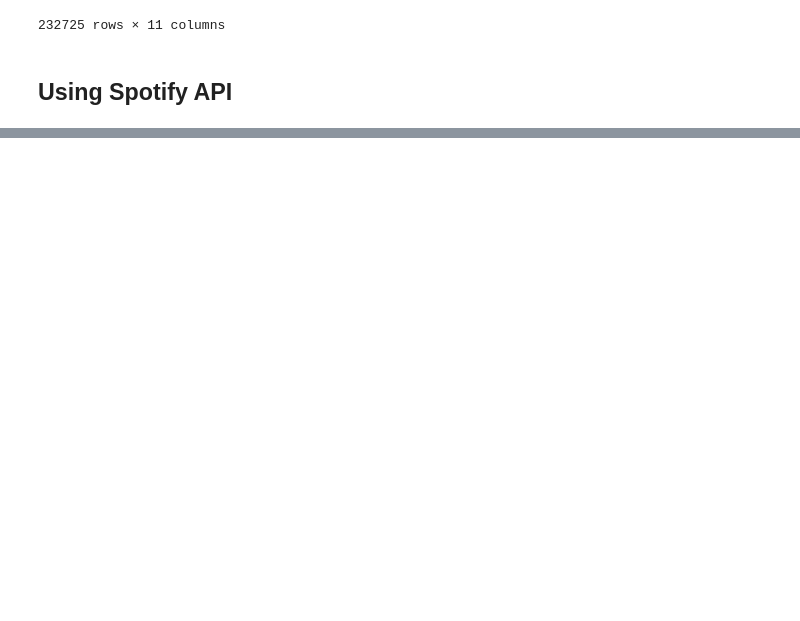
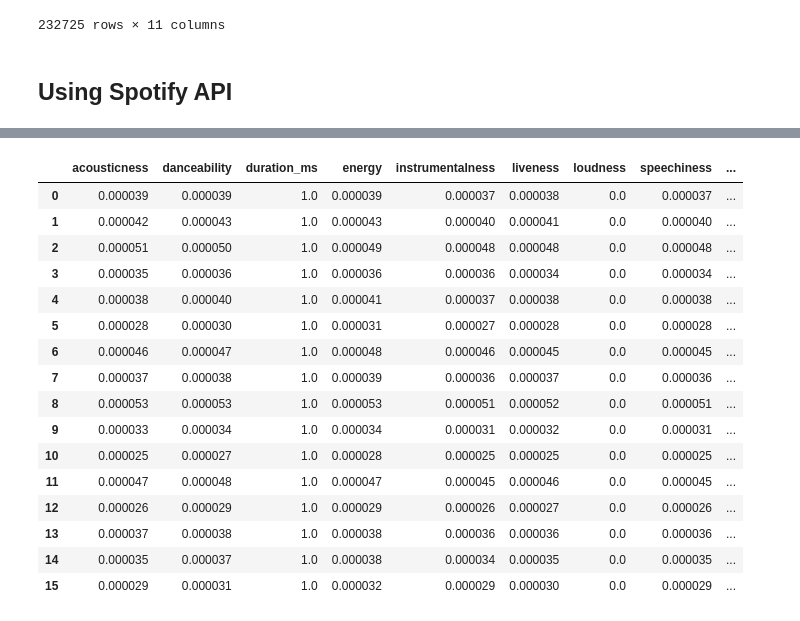
Before and after one commit to jsakarvadia/music-taste-classification-cdc2023, a Jupyter notebook: spotify_algorithm.ipynb, the cells around one changed output, grey strips where cells are left out. Cells and saved outputs as stored; diff of their text form; code cells hidden in the pictures; blank space fills up the shorter version.

```diff
--- a/spotify_algorithm.ipynb
+++ b/spotify_algorithm.ipynb
@@ -71,9 +61,9 @@ get_user('jay.sakarvadia').head()
 # %%
-character_playlists = {
- 'Rachel Green':'0funm4t6nxfoLcZ3sG7dvw',
- }
+# character_playlists = {
+#  'Rachel Green':'0funm4t6nxfoLcZ3sG7dvw',
+#  }
 
-for key, value in character_playlists.items():
-    char_df = get_playlist(value)
-    char_df = get_feature_list(char_df)
-    char_df.to_csv(f'./character_datasets/{key.replace(" ", "_")}.csv')
+# for key, value in character_playlists.items():
+#     char_df = get_playlist(value)
+#     char_df = get_feature_list(char_df)
+#     char_df.to_csv(f'./character_datasets/{key.replace(" ", "_")}.csv')
@@ -82,2 +70,14 @@ TypeError: 'NoneType' object is not subscriptable
 # %%
-get_playlist('0funm4t6nxfoLcZ3sG7dvw')
+import os
+import pandas as pd
+from consolidated_feature_vector import consolidate_features
+
+directory_path = './character_datasets'
+consolidated_character_vectors = []
+
+for filename in os.listdir(directory_path):
+    file_path = os.path.join(directory_path, filename)
+    char_df = pd.read_csv(file_path)
+    consolidated = consolidate_features(char_df)
+    consolidated['Character'] = filename.replace("_", " ").replace(".csv", "")
+    consolidated_character_vectors.append(consolidated)
@@ -85,0 +84,2 @@ TypeError: 'NoneType' object is not subscriptable
+# %%
+consolidate_characters = pd.DataFrame(consolidated_character_vectors).iloc[:, 1:]
@@ -85,0 +111,20 @@ TypeError: 'NoneType' object is not subscriptable
+# %%
+consolidate_characters.iloc[:, :-1]
+# %% [output]
+|  | acousticness | danceability | duration_ms | energy | instrumentalness | liveness | loudness | speechiness | ... |
+| 0 | 0.000039 | 0.000039 | 1.0 | 0.000039 | 0.000037 | 0.000038 | 0.0 | 0.000037 | ... |
+| 1 | 0.000042 | 0.000043 | 1.0 | 0.000043 | 0.000040 | 0.000041 | 0.0 | 0.000040 | ... |
+| 2 | 0.000051 | 0.000050 | 1.0 | 0.000049 | 0.000048 | 0.000048 | 0.0 | 0.000048 | ... |
+| 3 | 0.000035 | 0.000036 | 1.0 | 0.000036 | 0.000036 | 0.000034 | 0.0 | 0.000034 | ... |
+| 4 | 0.000038 | 0.000040 | 1.0 | 0.000041 | 0.000037 | 0.000038 | 0.0 | 0.000038 | ... |
+| 5 | 0.000028 | 0.000030 | 1.0 | 0.000031 | 0.000027 | 0.000028 | 0.0 | 0.000028 | ... |
+| 6 | 0.000046 | 0.000047 | 1.0 | 0.000048 | 0.000046 | 0.000045 | 0.0 | 0.000045 | ... |
+| 7 | 0.000037 | 0.000038 | 1.0 | 0.000039 | 0.000036 | 0.000037 | 0.0 | 0.000036 | ... |
+| 8 | 0.000053 | 0.000053 | 1.0 | 0.000053 | 0.000051 | 0.000052 | 0.0 | 0.000051 | ... |
+| 9 | 0.000033 | 0.000034 | 1.0 | 0.000034 | 0.000031 | 0.000032 | 0.0 | 0.000031 | ... |
+| 10 | 0.000025 | 0.000027 | 1.0 | 0.000028 | 0.000025 | 0.000025 | 0.0 | 0.000025 | ... |
+| 11 | 0.000047 | 0.000048 | 1.0 | 0.000047 | 0.000045 | 0.000046 | 0.0 | 0.000045 | ... |
+| 12 | 0.000026 | 0.000029 | 1.0 | 0.000029 | 0.000026 | 0.000027 | 0.0 | 0.000026 | ... |
+| 13 | 0.000037 | 0.000038 | 1.0 | 0.000038 | 0.000036 | 0.000036 | 0.0 | 0.000036 | ... |
+| 14 | 0.000035 | 0.000037 | 1.0 | 0.000038 | 0.000034 | 0.000035 | 0.0 | 0.000035 | ... |
+| 15 | 0.000029 | 0.000031 | 1.0 | 0.000032 | 0.000029 | 0.000030 | 0.0 | 0.000029 | ... |
```
Also changed, not shown: parts of 9 cells of this notebook, 6 other files.
